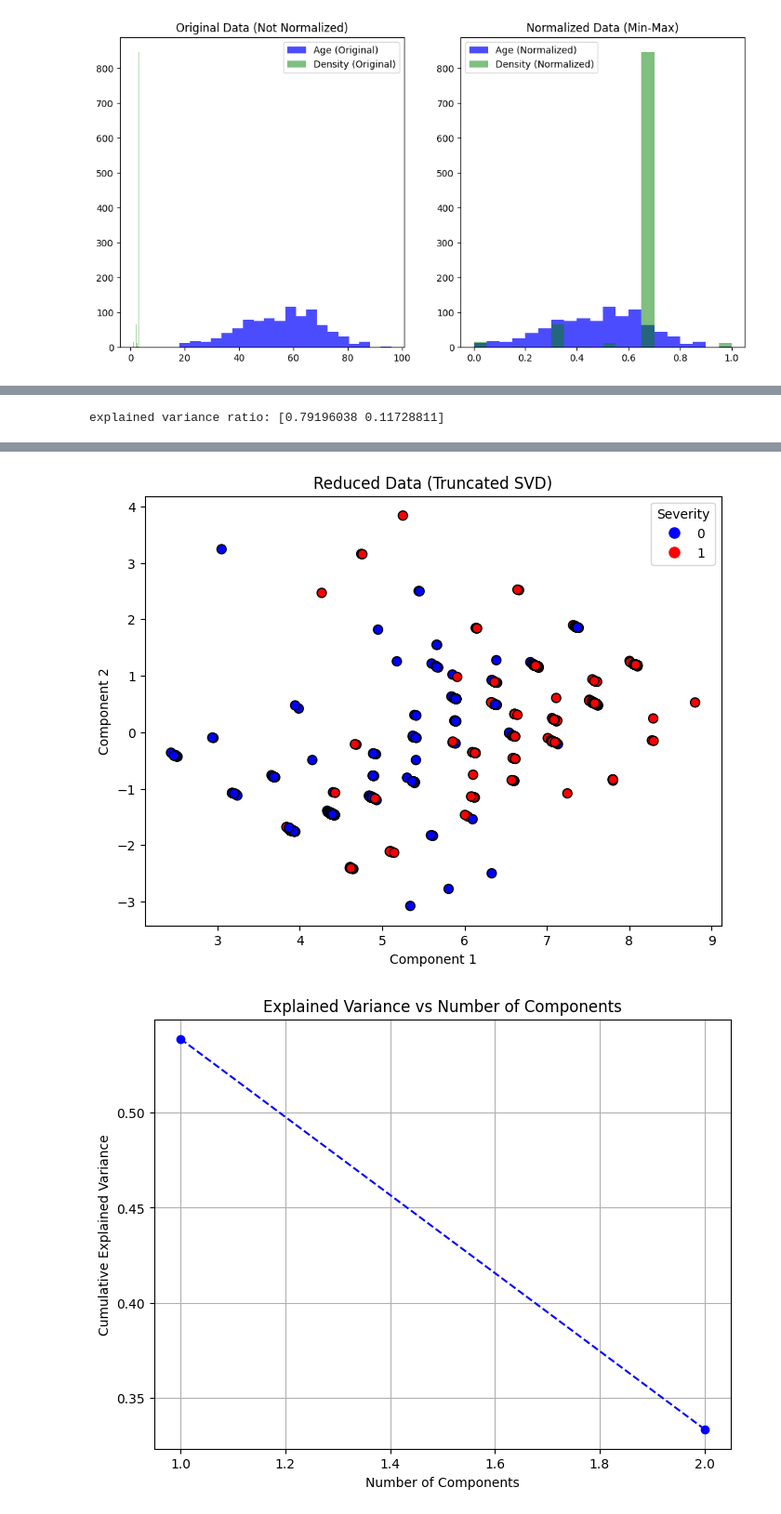
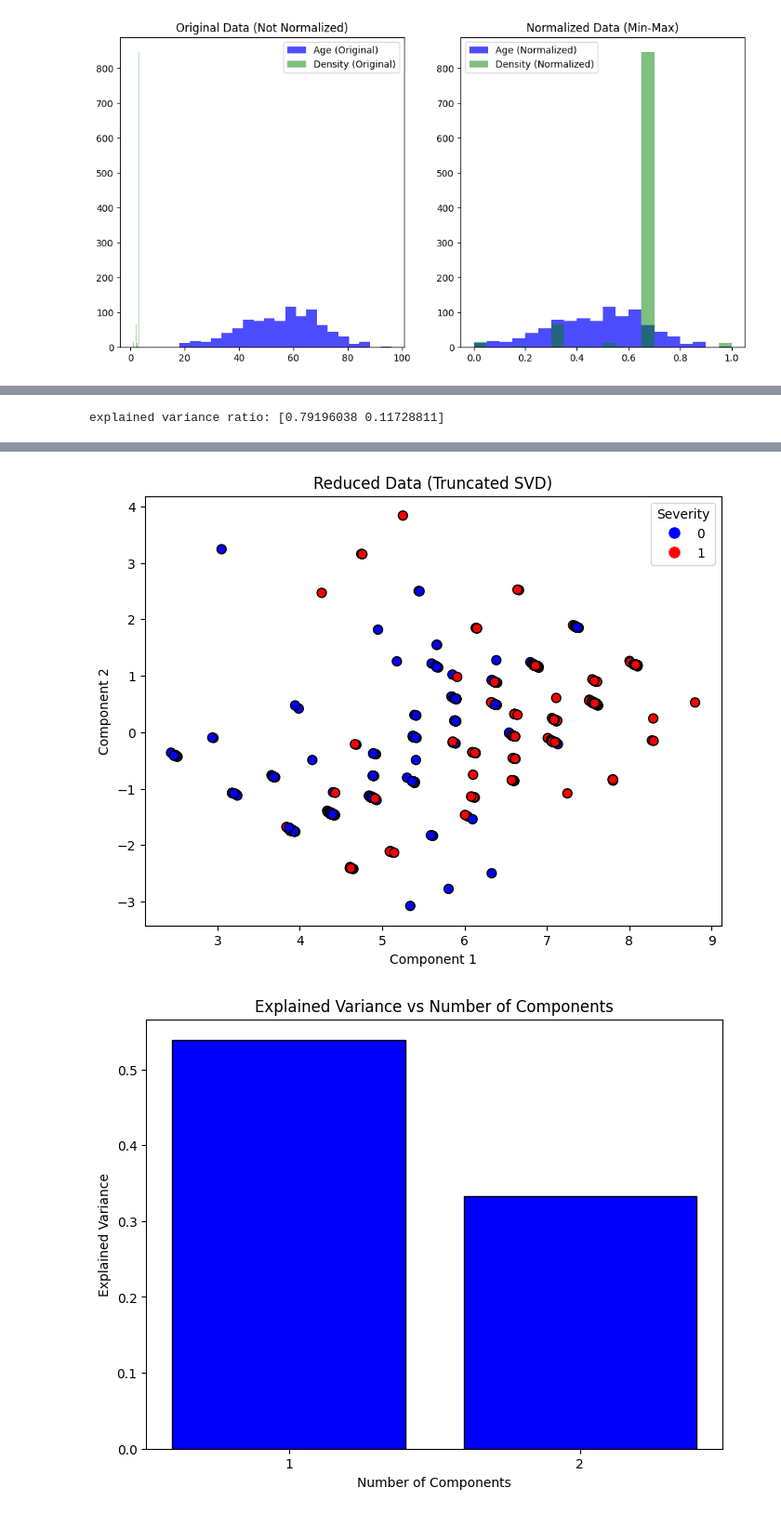
Before and after one commit to JasonvO2222/DA_P1, a Jupyter notebook: Notebook.ipynb, the cells around one changed output, grey strips where cells are left out. Shown at 93% size. Drawn from its saved outputs; the diff is of its cells as text; code cells hidden in the pictures.

```diff
--- a/Notebook.ipynb
+++ b/Notebook.ipynb
@@ -240,9 +240,10 @@ plt.show()
 import numpy as np
 # TASK 4 : data feature engineering (//nog niet klaar)
 
-cData = normalizeDATA.dropna(subset=['BA'])
-
-# TASK 4.1
+cData = normalizeDATA.dropna(subset=["BA"])
+##########
+#TASK 4.1#
+##########
 # AUTOMATIC FEATURE SELECTION : using univariate feature selection (for a classification problem)
 #y = normalizeDATA["Severity"]
 y = cData["Severity"]
@@ -251,8 +252,6 @@ features = ["Age", "Margin", "Shape", "Density", "BA"] # leaving out BA since it
 x = cData[features]
 
 make_selection = SelectKBest(score_func=chi2, k=2)
-
-
 
 selected_x = make_selection.fit_transform(x, y)
 selected_feature_mask = x.columns[make_selection.get_support()]
@@ -272,8 +271,9 @@ plt.xlabel("Features")
 plt.show()
 
 
-
-# TASK 4.2
+##########
+#TASK 4.2#
+##########
 # PCA Dimensionality Reduction
 pca = sk.decomposition.PCA(n_components=2)
 pca_x= pca.fit_transform(x)
@@ -298,17 +298,16 @@ plt.ylabel('Second principal component')
 plt.title('PCA plot')
 
 
-
-
-# Custom legend for the scatter plot
+# legend for the scatter plot
 handles = [plt.Line2D([0], [0], marker='o', color='w', markerfacecolor='blue', markersize=10, label='0'),
            plt.Line2D([0], [0], marker='o', color='w', markerfacecolor='red', markersize=10, label='1')]
 plt.legend(handles=handles, title="Severity")
 
 plt.show()
 
-
-# TASK 4.3
+##########
+#TASK 4.3#
+##########
 # Truncated SVD
 
 svd = sk.decomposition.TruncatedSVD(n_components=2)
@@ -317,41 +316,35 @@ x_svd = svd.fit_transform(x)
 
 # Plot the reduced data (using Truncated SVD)
 plt.figure(figsize=(8,6))
 plt.scatter(x_svd[:, 0], x_svd[:, 1], c=y, cmap='bwr', edgecolor='k', s=50)
 plt.title('Reduced Data (Truncated SVD)')
 plt.xlabel('Component 1')
 plt.ylabel('Component 2')
 
 # Custom legend for the scatter plot
 handles = [plt.Line2D([0], [0], marker='o', color='w', markerfacecolor='blue', markersize=10, label='0'),
            plt.Line2D([0], [0], marker='o', color='w', markerfacecolor='red', markersize=10, label='1')]
 plt.legend(handles=handles, title="Severity")
 
 plt.show()
 
 
 explained_variance = svd.explained_variance_ratio_
 plt.figure(figsize=(8, 6))
-plt.plot(range(1, len(explained_variance) + 1), explained_variance, marker='o', linestyle='--', color='b')
+plt.bar(range(1, len(explained_variance) + 1), explained_variance, color='b', edgecolor='k')
 plt.title('Explained Variance vs Number of Components')
 plt.xlabel('Number of Components')
-plt.ylabel('Cumulative Explained Variance')
-plt.grid()
+plt.ylabel('Explained Variance')
+plt.xticks([1, 2], ['1', '2'])
+
 plt.show()
-
-plt.figure(figsize=(10,8))
-sns.heatmap(svd.components_, cmap='coolwarm', xticklabels=features, yticklabels=['Component 1', 'Component 2'])
-plt.title('Heatmap of Truncated SVD Components vs Features')
-plt.xlabel('Features')
-plt.ylabel('Components')
-plt.show()
 # %% [output]
 Index(['Margin', 'Shape'], dtype='object')
 Scores for each feature: [1.25685839e+01 2.89272319e+02 1.57042426e+02 1.73300406e-01
  2.87390341e+01]
 [figure]
 explained variance ratio: [0.79196038 0.11728811]
 [figure]
 [figure]
 [figure]
-[figure, old version]
+[figure, new version]
```
Also changed, not shown: parts of 2 cells of this notebook.
